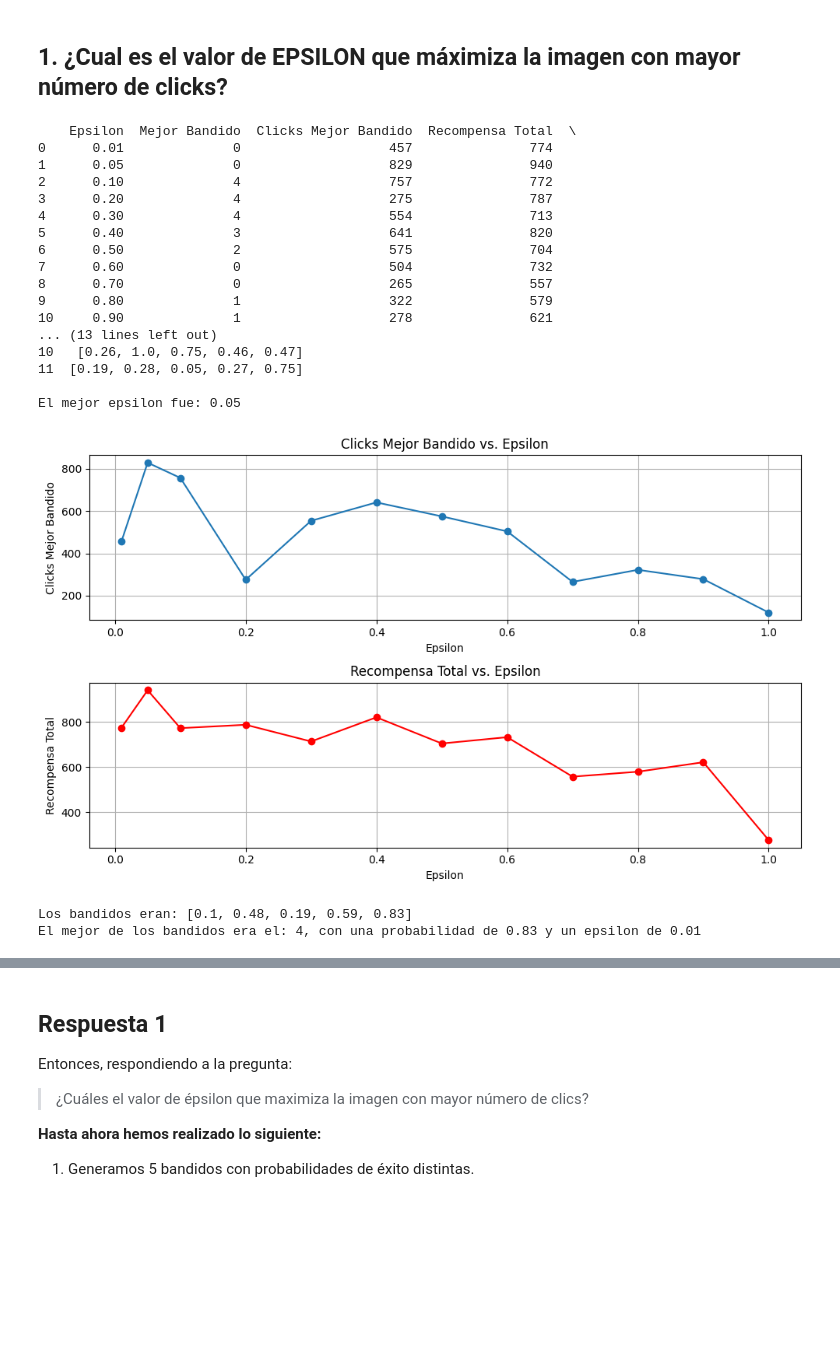
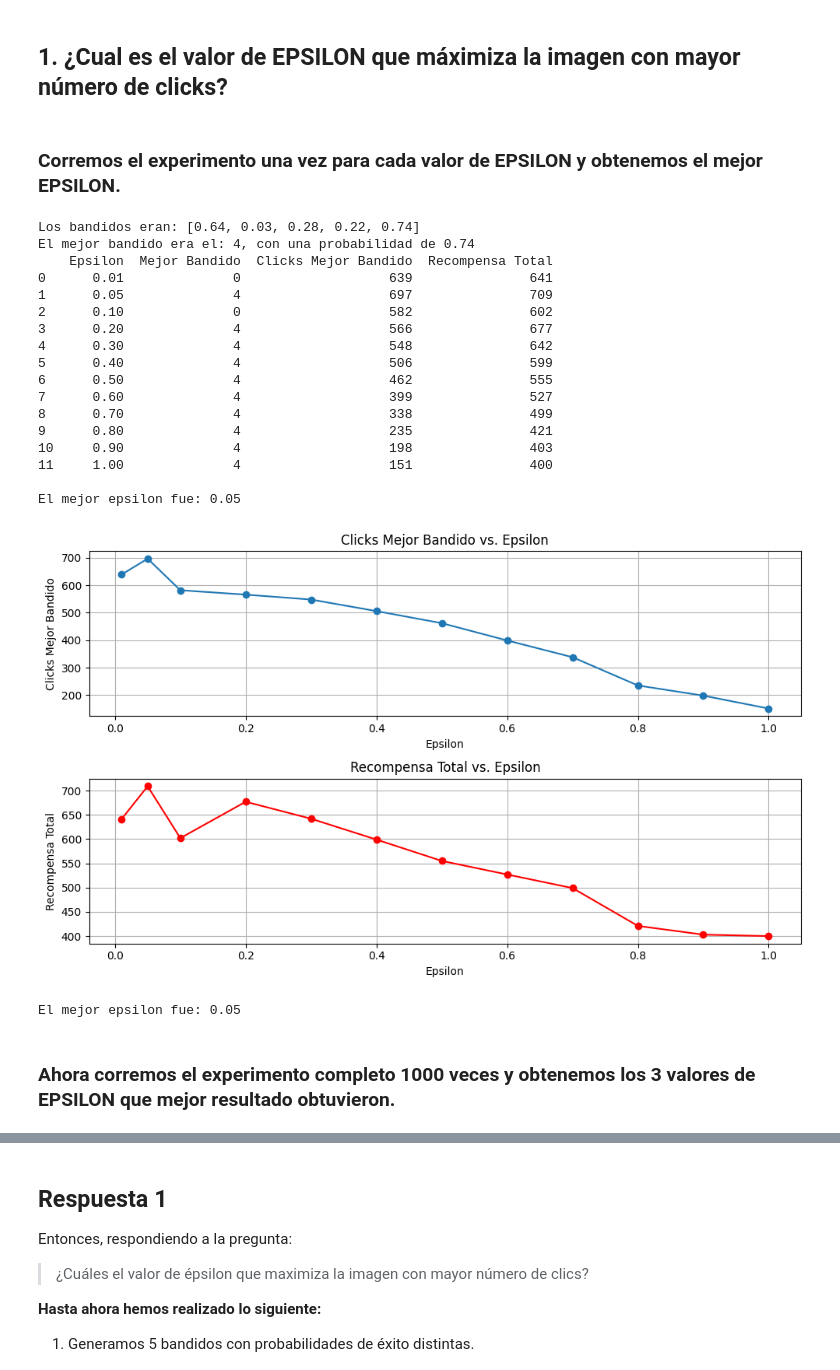
Before and after one commit to DiegoLerma/multi-armed-bandit, a Jupyter notebook: multi-armed-bandit.ipynb, the cells around one changed output, grey strips where cells are left out. Drawn from its saved outputs; the diff is of its cells as text; code cells hidden in the pictures; blank space fills up the shorter version.

```diff
--- a/multi-armed-bandit.ipynb
+++ b/multi-armed-bandit.ipynb
@@ -125,11 +131,9 @@ def multi_armed_bandit(bandits=random_generated_bandits, num_games=1000, epsilon
     return bandits, total_reward, q_bandits, num_selected_bandit
 # %% [markdown]
 ## 1. ¿Cual es el valor de EPSILON que máximiza la imagen con mayor número de clicks?
+# %% [markdown]
+### Corremos el experimento una vez para cada valor de EPSILON y obtenemos el mejor EPSILON.
 # %%
-def generate_bandits(num_bandits=5):
-    bandits = [round(random.random(), 2) for _ in range(num_bandits)]
-    return bandits
-
 def multi_armed_bandit(bandits, num_games=1000, epsilon=0.1, verbose=False):
     total_reward = 0
     acum_reward_bandit = np.zeros(len(bandits))
@@ -161,13 +165,13 @@ def multi_armed_bandit(bandits, num_games=1000, epsilon=0.1, verbose=False):
 
     return bandits, total_reward, q_bandits, num_selected_bandit
 
-def find_best_epsilon(num_bandits=5, num_games=1000, epsilon_values=None):
+def find_best_epsilon(num_games=1000, epsilon_values=None):
     if epsilon_values is None:
         epsilon_values = [0.01, 0.05, 0.1, 0.2, 0.3, 0.4, 0.5, 0.6, 0.7, 0.8, 0.9, 1.0]
 
     results = []
     for epsilon in epsilon_values:
-        bandits = generate_bandits(num_bandits)
+        bandits = random_generated_bandits
         _, total_reward, q_bandits, num_selected_bandit = multi_armed_bandit(bandits, num_games, epsilon)
         best_bandit_index = np.argmax(q_bandits)
         best_bandit_clicks = int(num_selected_bandit[best_bandit_index] * q_bandits[best_bandit_index])
@@ -176,65 +180,64 @@ def find_best_epsilon(num_bandits=5, num_games=1000, epsilon_values=None):
             'Mejor Bandido': best_bandit_index,
             'Clicks Mejor Bandido': best_bandit_clicks,
             'Recompensa Total': total_reward,
-            'Probabilidades de los Bandidos': bandits
         })
 
     df = pd.DataFrame(results)
     best_epsilon = df.loc[df['Clicks Mejor Bandido'].idxmax()]['Epsilon']
     return df, best_epsilon
 
 def plot_epsilon_results(df_results):
     plt.figure(figsize=(10, 6))
 
     plt.subplot(2, 1, 1)
     plt.plot(df_results['Epsilon'], df_results['Clicks Mejor Bandido'], marker='o', linestyle='-')
     plt.xlabel('Epsilon')
     plt.ylabel('Clicks Mejor Bandido')
     plt.title('Clicks Mejor Bandido vs. Epsilon')
     plt.grid(True)
 
     plt.subplot(2, 1, 2)
     plt.plot(df_results['Epsilon'], df_results['Recompensa Total'], marker='o', linestyle='-', color='r')
     plt.xlabel('Epsilon')
     plt.ylabel('Recompensa Total')
     plt.title('Recompensa Total vs. Epsilon')
     plt.grid(True)
 
     plt.tight_layout()
     plt.show()
 
-df_results, best_epsilon = find_best_epsilon(num_bandits, num_games, epsilon_values)
+df_results, best_epsilon = find_best_epsilon(num_games, epsilon_values)
+best_bandit_index = np.argmax(random_generated_bandits)
+print(f"Los bandidos eran: {random_generated_bandits}")
+print(f"El mejor bandido era el: {best_bandit_index}, "
+      f"con una probabilidad de {random_generated_bandits[best_bandit_index]} ")
 print(df_results)
 print(f"\nEl mejor epsilon fue: {best_epsilon}")
 
 plot_epsilon_results(df_results)
 # %% [output]
-    Epsilon  Mejor Bandido  Clicks Mejor Bandido  Recompensa Total  \
-0      0.01              0                   457               774
-1      0.05              0                   829               940
-2      0.10              4                   757               772
-3      0.20              4                   275               787
-4      0.30              4                   554               713
-5      0.40              3                   641               820
-6      0.50              2                   575               704
-7      0.60              0                   504               732
-8      0.70              0                   265               557
-9      0.80              1                   322               579
-10     0.90              1                   278               621
-... (13 lines left out)
-10   [0.26, 1.0, 0.75, 0.46, 0.47]
-11  [0.19, 0.28, 0.05, 0.27, 0.75]
+Los bandidos eran: [0.64, 0.03, 0.28, 0.22, 0.74]
+El mejor bandido era el: 4, con una probabilidad de 0.74
+    Epsilon  Mejor Bandido  Clicks Mejor Bandido  Recompensa Total
+0      0.01              0                   639               641
+1      0.05              4                   697               709
+2      0.10              0                   582               602
+3      0.20              4                   566               677
+4      0.30              4                   548               642
+5      0.40              4                   506               599
+6      0.50              4                   462               555
+7      0.60              4                   399               527
+8      0.70              4                   338               499
+9      0.80              4                   235               421
+10     0.90              4                   198               403
+11     1.00              4                   151               400
 
 El mejor epsilon fue: 0.05
-[figure, old version]
+[figure, new version]
-# %%
-print(f"Los bandidos eran: {random_generated_bandits}")
-
-best_bandit_index = np.argmax(random_generated_bandits)
-print(f"El mejor de los bandidos era el: {best_bandit_index}, "
-      f"con una probabilidad de {random_generated_bandits[best_bandit_index]} "
-      f"y un epsilon de {best_epsilon}")
-# %% [output]
-Los bandidos eran: [0.1, 0.48, 0.19, 0.59, 0.83]
-El mejor de los bandidos era el: 4, con una probabilidad de 0.83 y un epsilon de 0.01
+# %%
+print(f"El mejor epsilon fue: {best_epsilon}\n")
+# %% [output]
+El mejor epsilon fue: 0.05
+# %% [markdown]
+### Ahora corremos el experimento completo 1000 veces y obtenemos los 3 valores de EPSILON que mejor resultado obtuvieron.
 # %%
```
Also changed, not shown: parts of 6 cells of this notebook.
